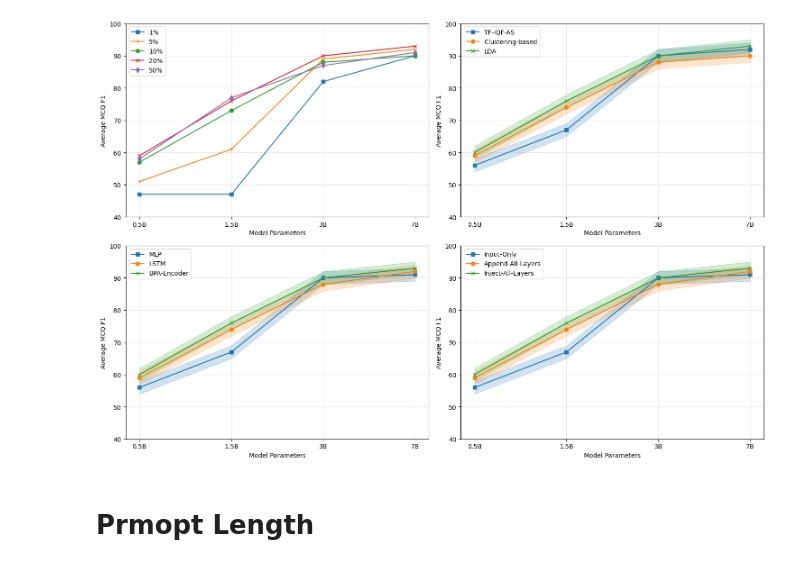
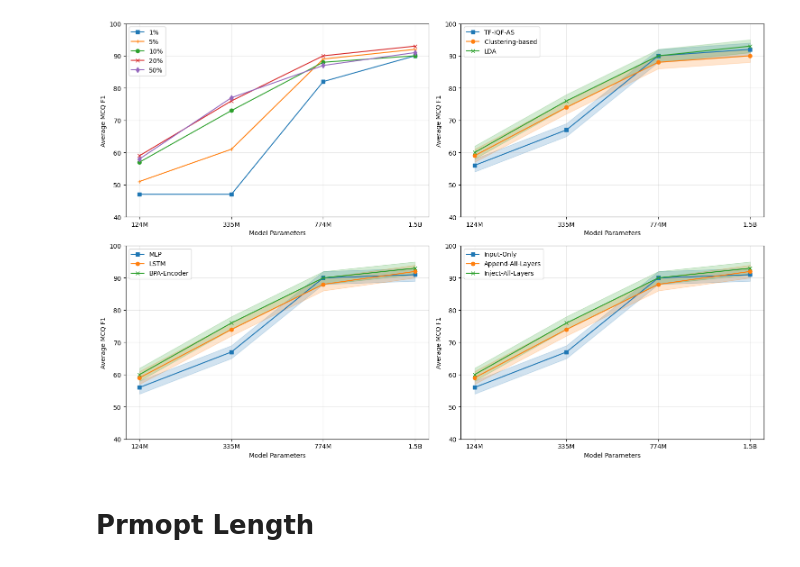
Before and after one commit to NJUxlj/reinforced-global-chain-prompt, a Jupyter notebook: ablation_viz.ipynb, the cells around one changed output. Cells and saved outputs as stored; diff of their text form; code cells hidden in the pictures.

```diff
--- a/ablation_viz.ipynb
+++ b/ablation_viz.ipynb
@@ -25,7 +25,7 @@ ax4 = plt.subplot(2, 2, 4)
 def set_x_format(ax):
     # ax.set_xscale('log')
     ax.set_xticks(x)  # 设置刻度位置
-    ax.set_xticklabels(['0.5B', '1.5B', '3B', '7B'])  # 设置刻度标签
+    ax.set_xticklabels(['124M', '335M', '774M', '1.5B'])  # 设置刻度标签
     ax.grid(True, alpha=0.3)
     ax.set_xlabel('Model Parameters')
     ax.set_ylabel('Average MCQ F1')
@@ -93,34 +93,34 @@ ax3.legend()
 set_x_format(ax3)
 
 
 data4 = {
     'Input-Only': [56, 67, 90, 91],
     'Append-All-Layers': [59, 74, 88, 92],
     'Inject-All-Layers': [60, 76, 90, 93]
 }
 
 markers = ['s', 'o', 'x']
 colors = ['#1f77b4', '#ff7f0e', '#2ca02c']
 
 for (label, values), marker, color in zip(data4.items(), markers, colors):
     ax4.plot(x, values, label=label, marker=marker, linestyle='-', color=color)
     # 添加浅色填充区域
     ax4.fill_between(x, np.array(values)-2, np.array(values)+2, alpha=0.2, color=color)
 # ax4.set_xscale('log')
 ax4.grid(True, alpha=0.3)
 ax4.set_xlabel('Model Parameters')
 ax4.set_ylabel('Average MCQ F1')
 ax4.set_ylim(40, 100)
 ax4.legend()
 set_x_format(ax4)
 
 ax4 = plt.subplot(2, 2, 4)
 
 # 调整布局
 plt.tight_layout()
 plt.show()
 # %% [output]
-[figure, old version]
+[figure, new version]
 # %% [markdown]
 # Prmopt Length
 # %%
```
Also changed, not shown: 17 other files.
